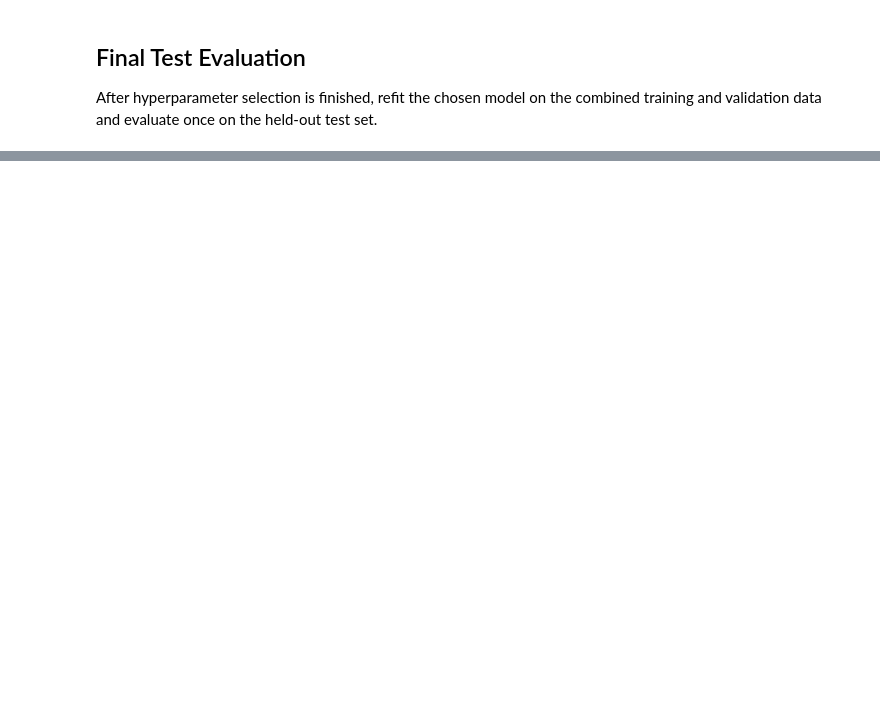
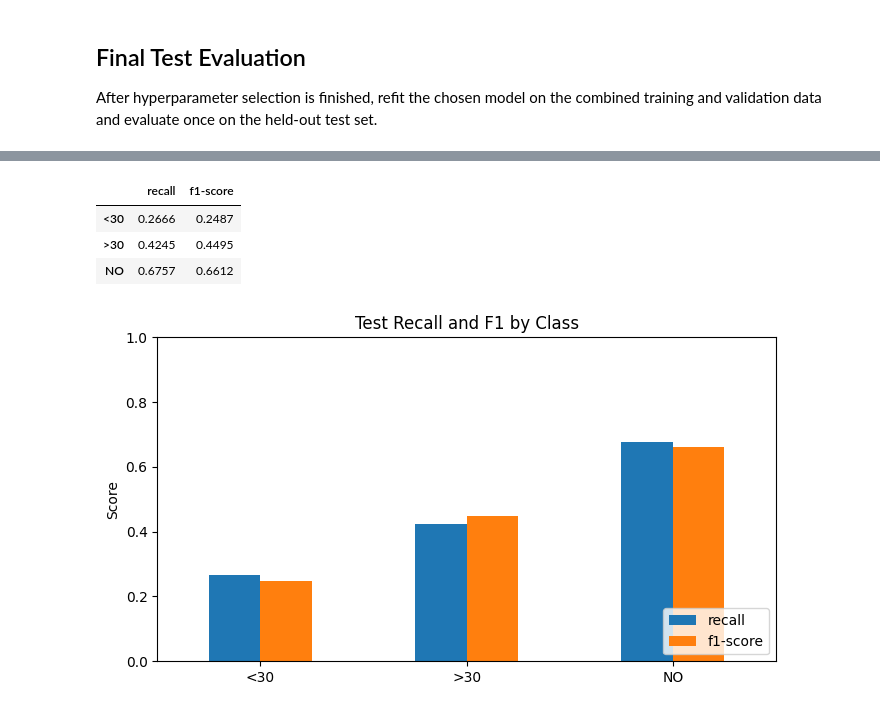
Before and after one commit to votsun/diabetes-classification-project, a Jupyter notebook: src/random_forest.ipynb, the cells around one changed output, grey strips where cells are left out. Cells and saved outputs as stored; diff of their text form; code cells hidden in the pictures; blank space fills up the shorter version.

```diff
--- a/src/random_forest.ipynb
+++ b/src/random_forest.ipynb
@@ -95,8 +98,6 @@ def map_diagnosis(code):
 
 def clean_split(frame, specialty_keepers, constant_cols):
     out = frame.copy()
-    out = out[~out['discharge_disposition_id'].isin(NON_READMIT_DISCHARGE_IDS)]
-    out = out[out['gender'] != 'Unknown/Invalid']
 
     out = out.drop(columns=['encounter_id', 'patient_nbr', 'weight'], errors='ignore')
     out = out.drop(columns=constant_cols, errors='ignore')
@@ -365,2 +495,9 @@ test_metrics
 # %%
-print(classification_report(y_test_final, test_pred, zero_division=0))
+test_report_df = pd.DataFrame(classification_report(
+    y_test_final,
+    test_pred,
+    zero_division=0,
+    output_dict=True,
+)).T
+
+test_report_df.round(4)
@@ -371,0 +519,18 @@ plt.tight_layout()
+# %%
+per_class_test = test_report_df.loc[['<30', '>30', 'NO'], ['recall', 'f1-score']].round(4)
+
+fig, ax = plt.subplots(figsize=(7, 4))
+per_class_test.plot(kind='bar', ax=ax)
+ax.set_title('Test Recall and F1 by Class')
+ax.set_ylabel('Score')
+ax.set_ylim(0, 1)
+ax.legend(loc='lower right')
+plt.xticks(rotation=0)
+plt.tight_layout()
+per_class_test
+# %% [output]
+|  | recall | f1-score |
+| <30 | 0.2666 | 0.2487 |
+| >30 | 0.4245 | 0.4495 |
+| NO | 0.6757 | 0.6612 |
+[figure, added]
```
Also changed, not shown: parts of 15 cells of this notebook.
